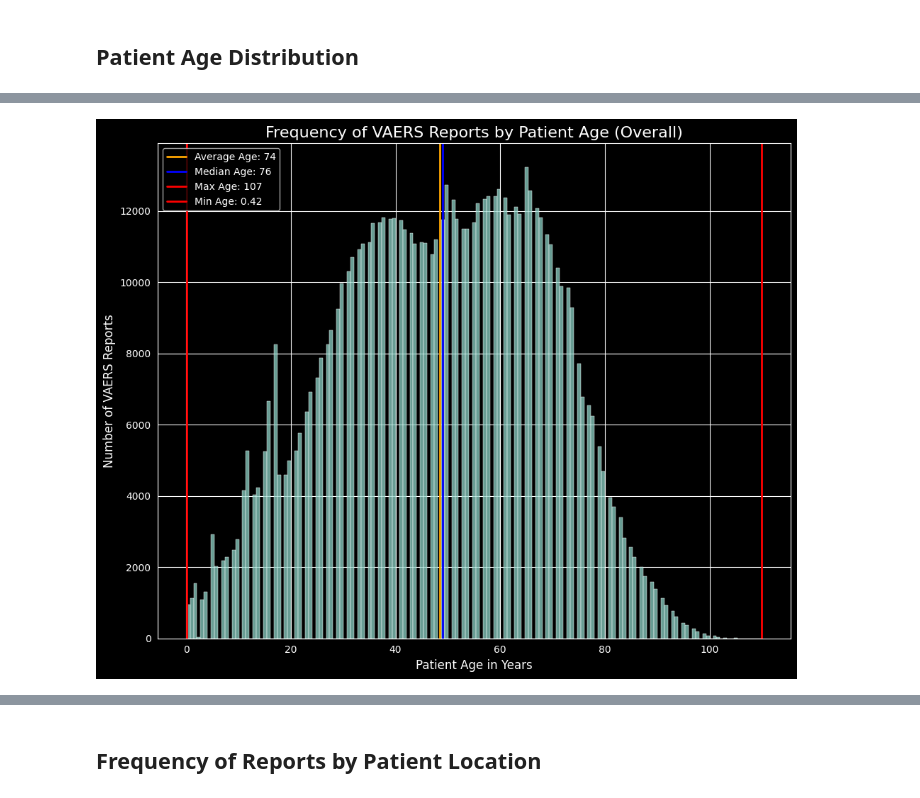
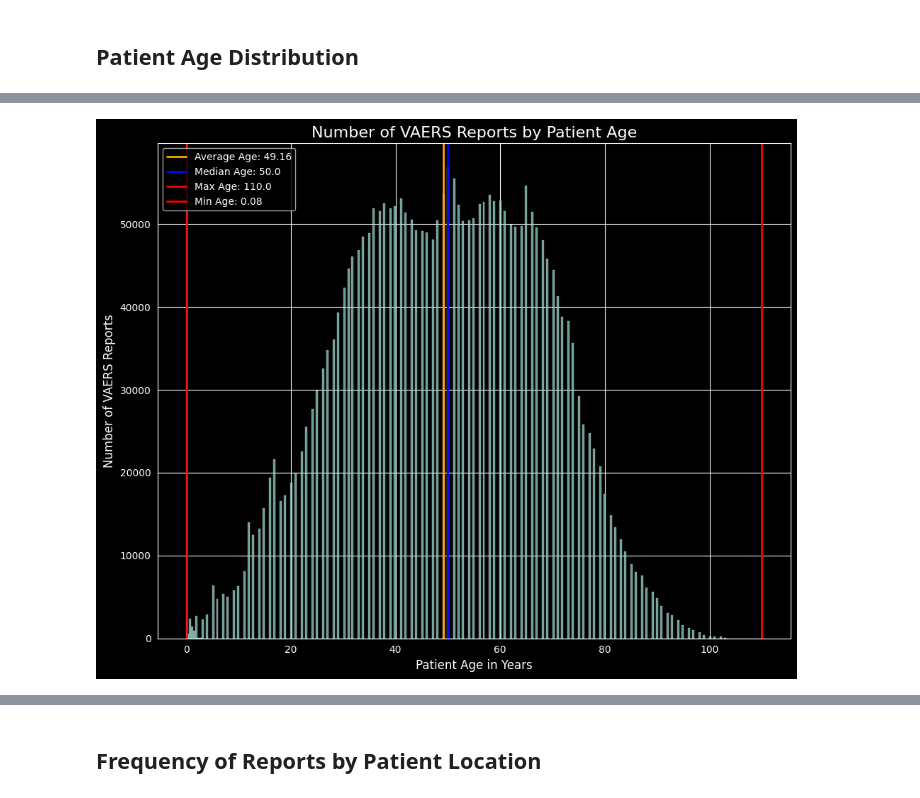
Before and after one commit to uw-msim-imt561-2026/covid-19-vaccine-adverse-reactions, a Jupyter notebook: notebooks/visualizations.ipynb, the cells around one changed output, grey strips where cells are left out. Cells and saved outputs as stored; diff of their text form; code cells hidden in the pictures.

```diff
--- a/notebooks/visualizations.ipynb
+++ b/notebooks/visualizations.ipynb
@@ -278,23 +309,26 @@ plt.show()
 # %%
 # plot distribution - patient age
 fig, ax = plt.subplots(figsize=(10, 8))
-patient_age_overall = sns.histplot(data=df_VAERS_filtered, x="AGE_YRS", legend=True)
+patient_age_overall = sns.histplot(data=df_all_filtered, x="AGE_YRS", legend=True)
 
-plt.axvline(x=df_VAERS_filtered.AGE_YRS.mean(),
-            color='orange', lw=2.0, label='Average Age: 74')
-plt.axvline(x=df_VAERS_filtered.AGE_YRS.median(), color = 'blue', lw=2.0, label='Median Age: 76')
-plt.axvline(x=df_VAERS_filtered.AGE_YRS.max(), color = 'red', lw=2.0, label='Max Age: 107')
-plt.axvline(x=df_VAERS_filtered.AGE_YRS.min(), color = 'red', lw=2.0, label='Min Age: 0.42')
+mean_age = str(round(df_all_filtered['AGE_YRS'].mean(), 2))
+median_age = str(round(df_all_filtered['AGE_YRS'].median(), 2))
+max_age = str(round(df_all_filtered['AGE_YRS'].max(), 2))
+min_age = str(round(df_all_filtered['AGE_YRS'].min(), 2))
+
+plt.axvline(x=df_all_filtered.AGE_YRS.mean(),
+            color='orange', lw=2.0, label='Average Age: ' + mean_age)
+plt.axvline(x=df_all_filtered.AGE_YRS.median(), color = 'blue', lw=2.0, label='Median Age: ' + median_age)
+plt.axvline(x=df_all_filtered.AGE_YRS.max(), color = 'red', lw=2.0, label='Max Age: ' + max_age)
+plt.axvline(x=df_all_filtered.AGE_YRS.min(), color = 'red', lw=2.0, label='Min Age: ' + min_age)
 
 plt.legend(loc='upper left')
 
 ax.set_xlabel('Patient Age in Years', fontsize=12)
 ax.set_ylabel('Number of VAERS Reports', fontsize=12)
-ax.set_title('Frequency of VAERS Reports by Patient Age (Overall)', fontsize=16)
-
-fig.savefig('visualizations/overall/frequency_reports_age_OVERALL.png')
+ax.set_title('Number of VAERS Reports by Patient Age', fontsize=16)
 
 plt.tight_layout()
 plt.show()
 # %% [output]
-[figure, old version]
+[figure, new version]
```
Also changed, not shown: parts of 6 cells of this notebook, 1 other file.
